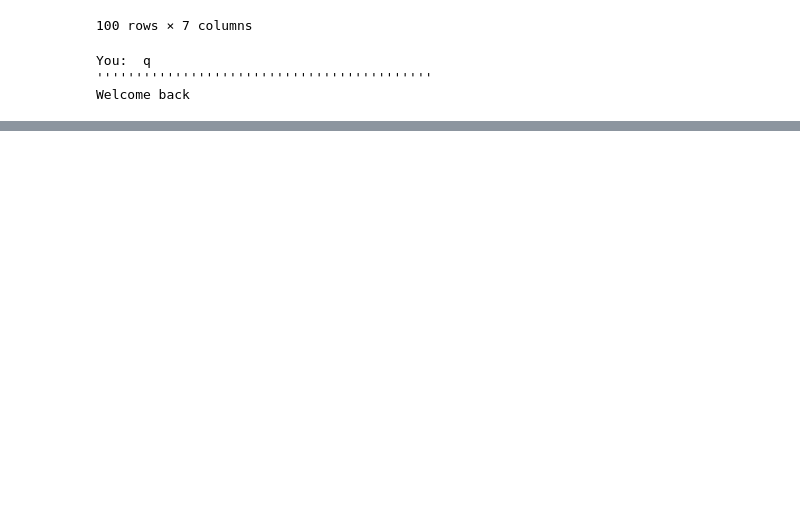
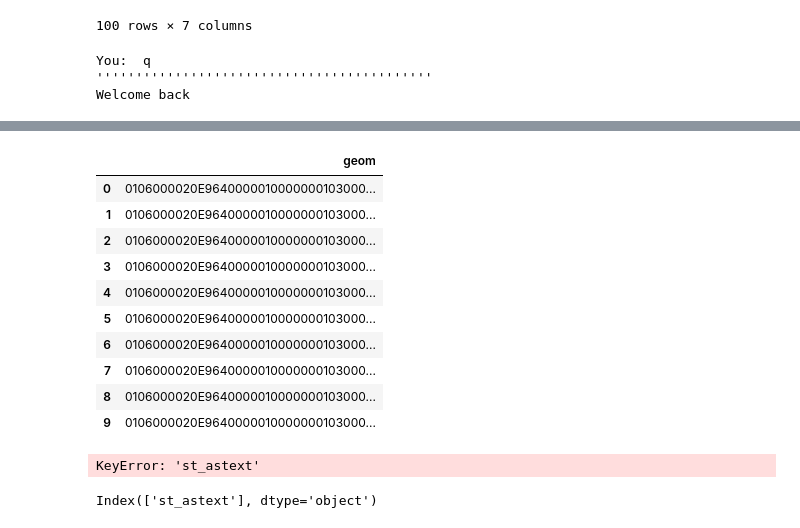
Before and after one commit to MatinM-96/llm-gis-poc, a Jupyter notebook: Nordkart.ipynb, the cells around one changed output, grey strips where cells are left out. Saved outputs shown, nothing was run; the diff lists cells and outputs as text; code cells hidden in the pictures; blank space fills up the shorter version.

```diff
--- a/Nordkart.ipynb
+++ b/Nordkart.ipynb
@@ -671,15 +630,0 @@ Welcome back
-# %%
-import psycopg2
-import pandas as pd
-
-def run_postgis_query(sql: str) -> pd.DataFrame:
-    conn_str = os.environ["PGCONN_STRING"]
-
-
-    with psycopg2.connect(conn_str) as conn:
-
-        with conn.cursor() as cur:
-            cur.execute(sql)
-            rows = cur.fetchall()
-            cols = [desc[0] for desc in cur.description]
-    return pd.DataFrame(rows, columns=cols)
@@ -813,0 +651,50 @@ run_postgis_query("SELECT * FROM flomsoner LIMIT 50;")
+# %%
+quray = "select geom from  buildings limit 10"
+
+
+run_postgis_query(quray)
+# %% [output]
+|  | geom |
+| 0 | 0106000020E9640000010000000103000... |
+| 1 | 0106000020E9640000010000000103000... |
+| 2 | 0106000020E9640000010000000103000... |
+| 3 | 0106000020E9640000010000000103000... |
+| 4 | 0106000020E9640000010000000103000... |
+| 5 | 0106000020E9640000010000000103000... |
+| 6 | 0106000020E9640000010000000103000... |
+| 7 | 0106000020E9640000010000000103000... |
+| 8 | 0106000020E9640000010000000103000... |
+| 9 | 0106000020E9640000010000000103000... |
+# %%
+from shapely import wkt
+import folium
+import json
+
+
+
+
+query2 = "select ST_AsText(geom) FROM buildings limit 10 "
+
+wkt_geom = run_postgis_query(query2)
+wkt_geom = df["st_astext"].iloc[0]
+
+
+geom = wkt.loads(wkt_geom)
+
+
+
+m = folium.Map(location=[geom.centroid.y, geom.centroid.x], zoom_start=15)
+folium.GeoJson(geom.__geo_interface__).add_to(m)
+m
+# %% [output]
+KeyError: 'st_astext'
+# %%
+
+
+
+query2 = "select ST_AsText(geom) FROM buildings limit 10 "
+wkt_geom = run_postgis_query(query2)
+
+wkt_geom.columns
+# %% [output]
+Index(['st_astext'], dtype='object')
```
Also changed, not shown: parts of 17 cells of this notebook, 2 other files.
